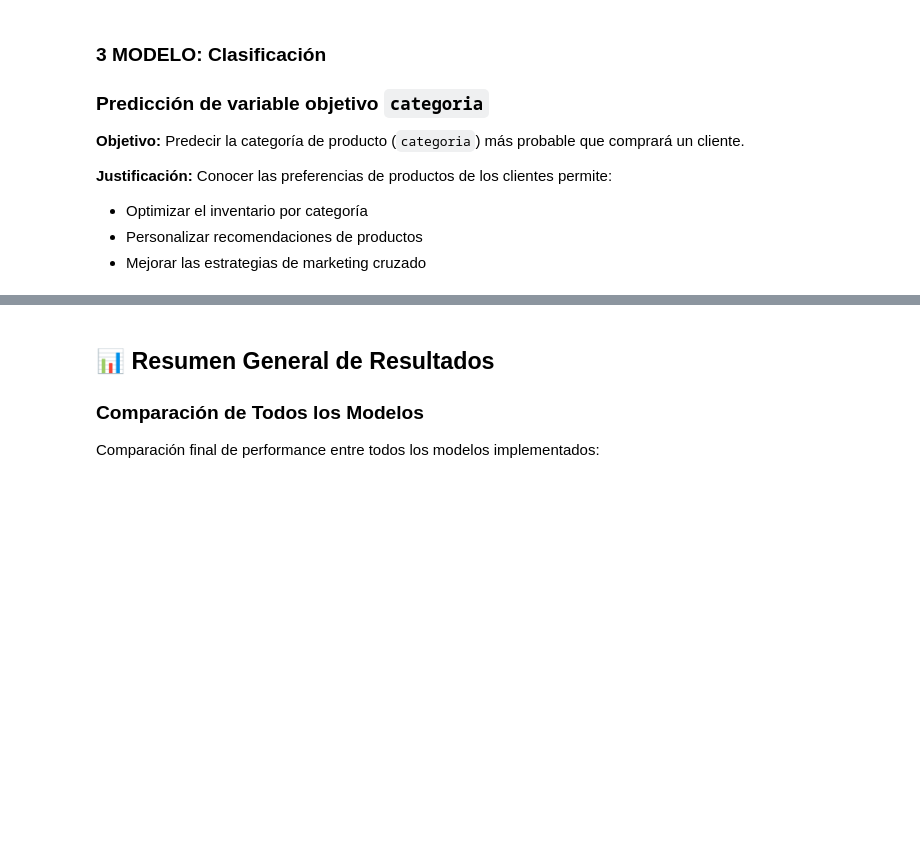
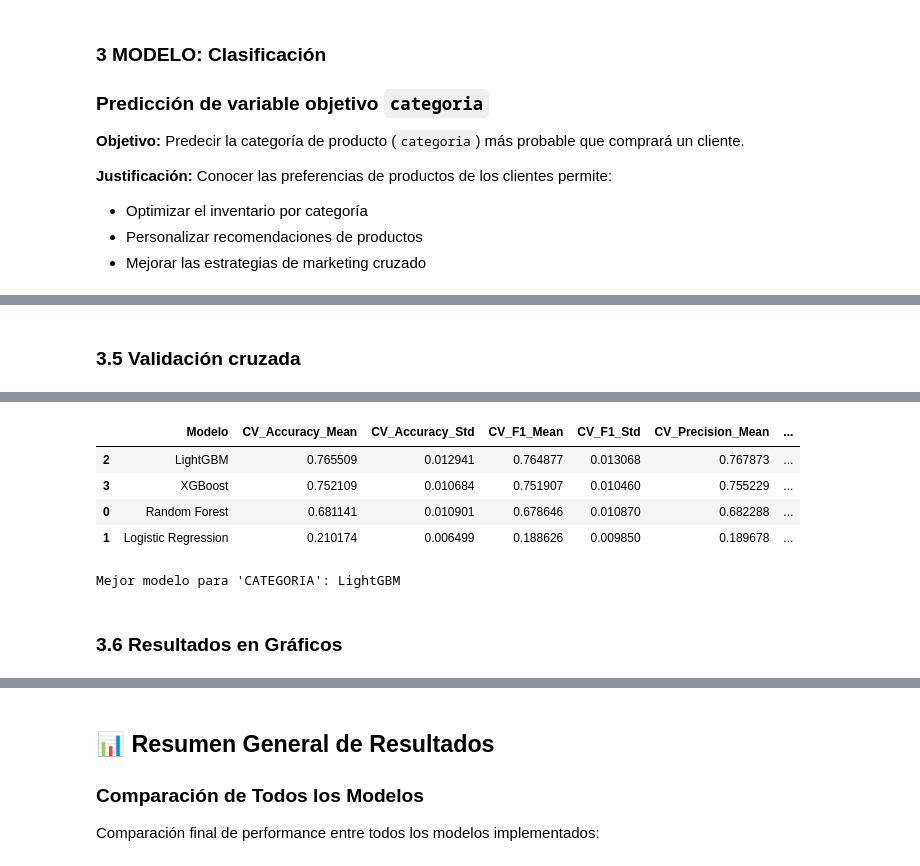
Before and after one commit to LenninTemoche/Proyecto-Aurelion-IBM-Guayerd, a Jupyter notebook: SPRING_3/Proyecto_Aurelion_S3-ml.ipynb, the cells around one changed output, grey strips where cells are left out. Saved outputs shown, nothing was run; the diff lists cells and outputs as text; code cells hidden in the pictures; blank space fills up the shorter version.

```diff
--- a/SPRING_3/Proyecto_Aurelion_S3-ml.ipynb
+++ b/SPRING_3/Proyecto_Aurelion_S3-ml.ipynb
@@ -1508,0 +1916,62 @@ Limpieza: 9.4%
+# %% [markdown]
+### 3.5 Validación cruzada
+# %%
+#cv clasico
+from sklearn.model_selection import StratifiedKFold, cross_validate
+import numpy as np
+import pandas as pd
+
+print("\n=== REALIZANDO VALIDACIÓN CRUZADA (K-Fold) PARA 'CATEGORIA' ===")
+print("="*70)
+
+# ---- Métricas clásicas para multiclase ----
+scoring = {
+    'accuracy': 'accuracy',
+    'precision': 'precision_weighted',
+    'recall': 'recall_weighted',
+    'f1': 'f1_weighted'
+}
+
+kf = StratifiedKFold(n_splits=5, shuffle=True, random_state=42)
+
+cv_results_cat = []
+
+for name, model in trained_models_cat.items():
+    print(f"\nEvaluando {name} con Validación Cruzada...")
+
+    # Datos según el modelo
+    if name == 'Logistic Regression':
+        X_cv = X_train_cat_scaled
+    else:
+        X_cv = X_train_cat_resampled
+
+    # Ejecutamos la validación cruzada
+    results = cross_validate(model, X_cv, y_train_cat_resampled, cv=kf, scoring=scoring, n_jobs=-1)
+
+    # Guardamos los resultados
+    cv_results_cat.append({
+        'Modelo': name,
+        'CV_Accuracy_Mean': np.mean(results['test_accuracy']),
+        'CV_Accuracy_Std': np.std(results['test_accuracy']),
+        'CV_F1_Mean': np.mean(results['test_f1']),
+        'CV_F1_Std': np.std(results['test_f1']),
+        'CV_Precision_Mean': np.mean(results['test_precision']),
+        'CV_Precision_Std': np.std(results['test_precision']),
+        'CV_Recall_Mean': np.mean(results['test_recall']),
+        'CV_Recall_Std': np.std(results['test_recall']),
+    })
+
+    # Impresión ordenada de resultados
+    print(f"  - Accuracy Promedio (CV): {np.mean(results['test_accuracy']):.3f} (+/- {np.std(results['test_accuracy']):.3f})")
+    print(f"  - F1 Promedio (CV): {np.mean(results['test_f1']):.3f} (+/- {np.std(results['test_f1']):.3f})")
+    print(f"  - Precision Promedio (CV): {np.mean(results['test_precision']):.3f} (+/- {np.std(results['test_precision']):.3f})")
+    print(f"  - Recall Promedio (CV): {np.mean(results['test_recall']):.3f} (+/- {np.std(results['test_recall']):.3f})")
+
+# ---- Mostrar resultados consolidados ----
+df_cv_results_cat = pd.DataFrame(cv_results_cat)
+
+print("\n=== REPORTE CONSOLIDADO DE VALIDACIÓN CRUZADA PARA 'CATEGORIA' ===")
+display(df_cv_results_cat.sort_values(by='CV_F1_Mean', ascending=False))
+best_model_cat = df_cv_results_cat.sort_values(by='CV_F1_Mean', ascending=False).iloc[0]['Modelo']
+print(f"\nMejor modelo para 'CATEGORIA': {best_model_cat}")
+# %% [output]
@@ -1508,0 +1995,8 @@ Limpieza: 9.4%
+|  | Modelo | CV_Accuracy_Mean | CV_Accuracy_Std | CV_F1_Mean | CV_F1_Std | CV_Precision_Mean | ... |
+| 2 | LightGBM | 0.765509 | 0.012941 | 0.764877 | 0.013068 | 0.767873 | ... |
+| 3 | XGBoost | 0.752109 | 0.010684 | 0.751907 | 0.010460 | 0.755229 | ... |
+| 0 | Random Forest | 0.681141 | 0.010901 | 0.678646 | 0.010870 | 0.682288 | ... |
+| 1 | Logistic Regression | 0.210174 | 0.006499 | 0.188626 | 0.009850 | 0.189678 | ... |
+Mejor modelo para 'CATEGORIA': LightGBM
+# %% [markdown]
+### 3.6 Resultados en Gráficos
```
Also changed, not shown: parts of 43 cells of this notebook.
